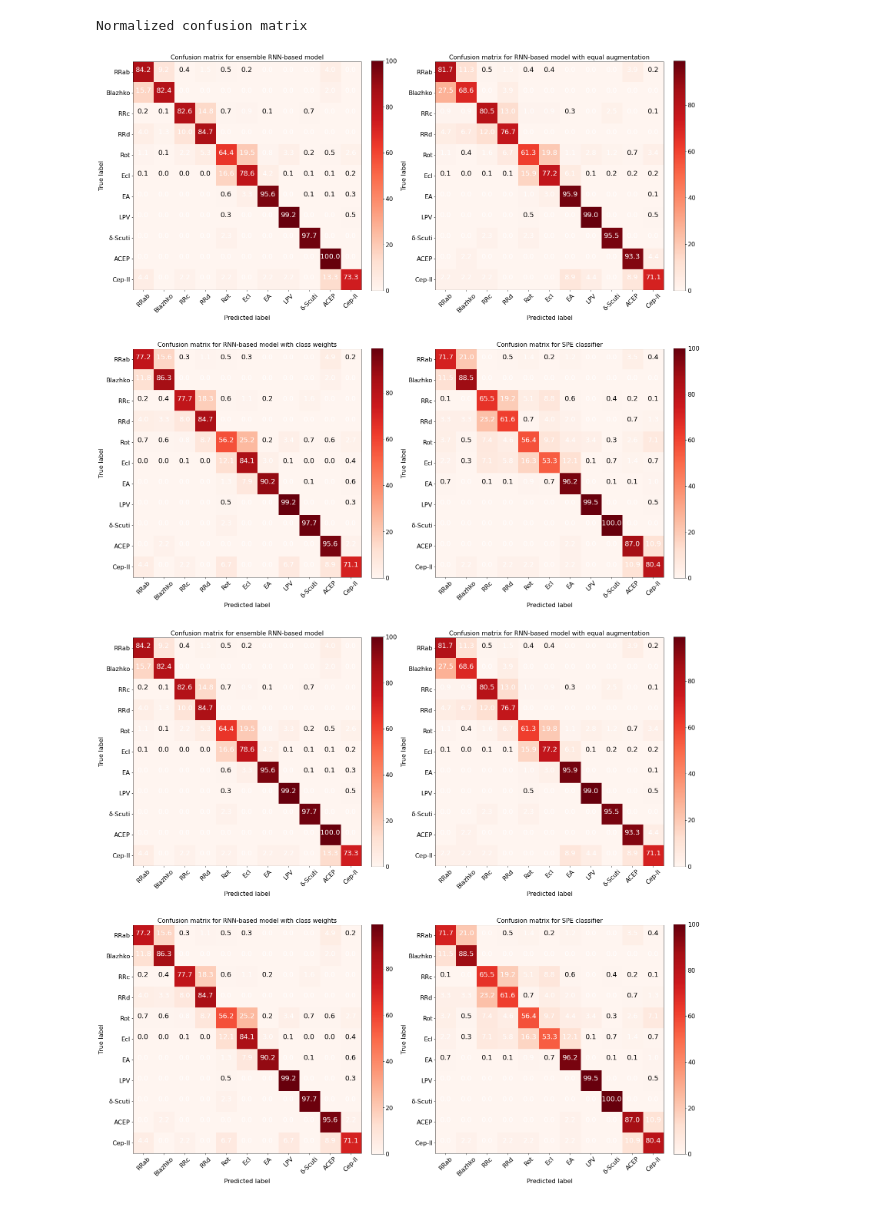
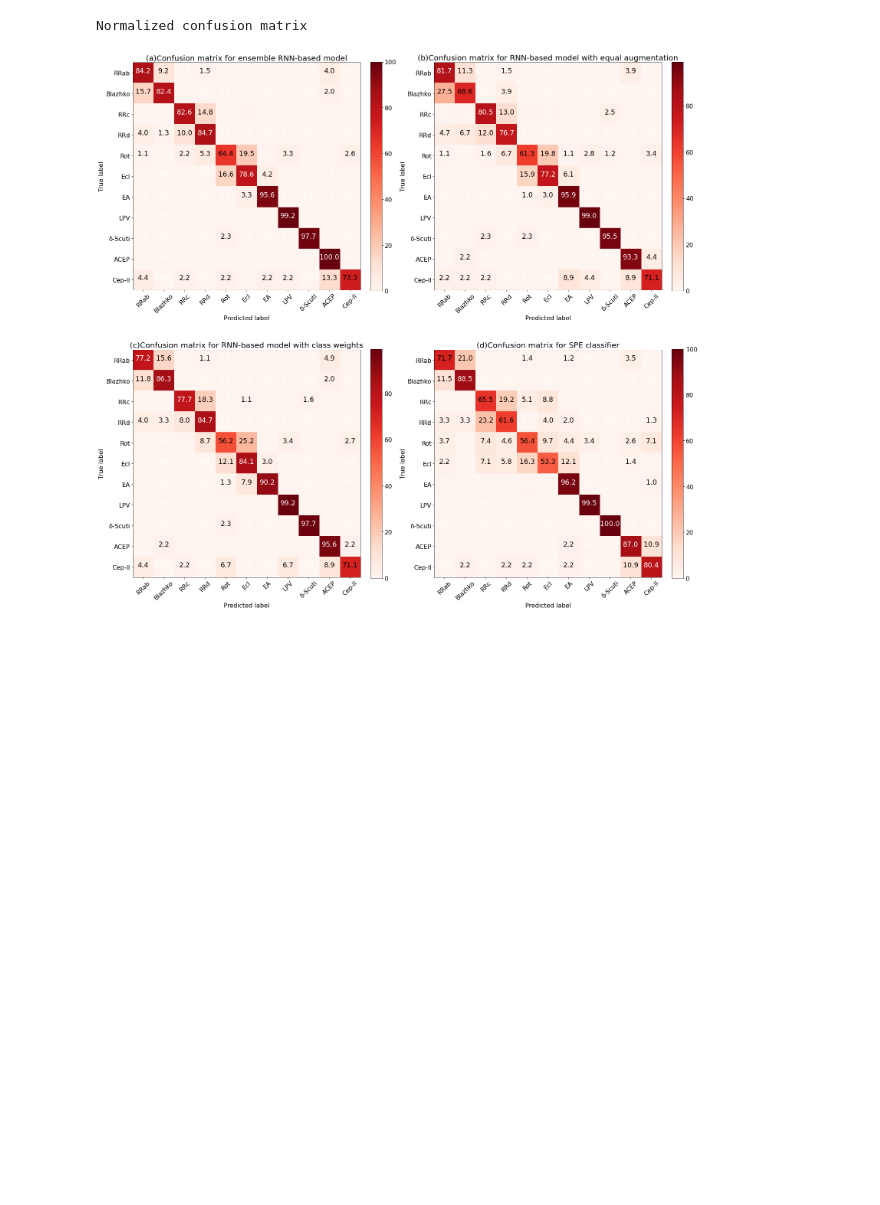
Before and after one commit to 52Hzihan/mixnn4vs, a Jupyter notebook: plot.ipynb, the cells around one changed output. Cells and saved outputs as stored; diff of their text form; code cells hidden in the pictures; blank space fills up the shorter version.

Commit message:
make more graphes

```diff
--- a/plot.ipynb
+++ b/plot.ipynb
@@ -120,13 +114,14 @@ plt.show()
 # %%
 import itertools
+import matplotlib.pyplot as plt
 
 def plot_4_confusion_matrixs(cm1,cm2,cm3,cm4,
                           classes_types,
                           normalize=True,
-                          title1='Confusion matrix for ensemble RNN-based model',
-                          title2='Confusion matrix for RNN-based model with equal augmentation',
-                          title3='Confusion matrix for RNN-based model with class weights',
-                          title4='Confusion matrix for SPE classifier',
+                          title1='(a)Confusion matrix for ensemble RNN-based model',
+                          title2='(b)Confusion matrix for RNN-based model with equal augmentation',
+                          title3='(c)Confusion matrix for RNN-based model with class weights',
+                          title4='(d)Confusion matrix for SPE classifier',
                           cmap=plt.cm.Reds):
     """
     This function prints and plots the confusion matrix.
@@ -146,7 +141,7 @@ def plot_4_confusion_matrixs(cm1,cm2,cm3,cm4,
 
     plt.subplot(221)
     plt.imshow(cm1, interpolation='nearest', cmap=cmap)
-    plt.title(title1, fontsize=16)
+    plt.title(title1, fontsize=20)
     cb=plt.colorbar(fraction=0.046, pad=0.04)
     cb.ax.tick_params(labelsize=16)
     tick_marks = np.arange(len(classes_types))
@@ -159,7 +154,7 @@ def plot_4_confusion_matrixs(cm1,cm2,cm3,cm4,
     for i, j in itertools.product(range(cm1.shape[0]), range(cm1.shape[1])):
         plt.text(j, i, "{:0.1f}".format(cm1[i, j]),
                  horizontalalignment="center",
-                 color="white" if (cm1[i, j] < 0.01) or (cm1[i,j] >= 0.75)  else "black",fontsize=18)
+                 color="white" if (cm1[i, j] < 1) or (cm1[i,j] >= 75)  else "black",fontsize=18)
 
     plt.ylabel('True label',fontsize = 16)
     plt.xlabel('Predicted label', fontsize = 16)
@@ -167,7 +162,7 @@ def plot_4_confusion_matrixs(cm1,cm2,cm3,cm4,
 
     plt.subplot(222)
     plt.imshow(cm2, interpolation='nearest', cmap=cmap)
-    plt.title(title2, fontsize=16)
+    plt.title(title2, fontsize=20)
     cb=plt.colorbar(fraction=0.046, pad=0.04)
     cb.ax.tick_params(labelsize=16)
     tick_marks = np.arange(len(classes_types))
@@ -180,7 +175,7 @@ def plot_4_confusion_matrixs(cm1,cm2,cm3,cm4,
     for i, j in itertools.product(range(cm2.shape[0]), range(cm2.shape[1])):
         plt.text(j, i, "{:0.1f}".format(cm2[i, j]),
                  horizontalalignment="center",
-                 color="white" if (cm2[i, j] < 0.01) or (cm2[i,j] >= 0.75)  else "black",fontsize=18)
+                 color="white" if (cm2[i, j] < 1) or (cm2[i,j] >= 75)  else "black",fontsize=18)
 
     plt.ylabel('True label',fontsize = 16)
     plt.xlabel('Predicted label', fontsize = 16)
@@ -188,7 +183,7 @@ def plot_4_confusion_matrixs(cm1,cm2,cm3,cm4,
 
     plt.subplot(223)
     plt.imshow(cm3, interpolation='nearest', cmap=cmap)
-    plt.title(title3, fontsize=16)
+    plt.title(title3, fontsize=20)
     cb=plt.colorbar(fraction=0.046, pad=0.04)
     cb.ax.tick_params(labelsize=16)
     tick_marks = np.arange(len(classes_types))
@@ -201,7 +196,7 @@ def plot_4_confusion_matrixs(cm1,cm2,cm3,cm4,
     for i, j in itertools.product(range(cm3.shape[0]), range(cm3.shape[1])):
         plt.text(j, i, "{:0.1f}".format(cm3[i, j]),
                  horizontalalignment="center",
-                 color="white" if (cm3[i, j] < 0.01) or (cm3[i,j] >= 0.75)  else "black",fontsize=18)
+                 color="white" if (cm3[i, j] < 1) or (cm3[i,j] >= 75)  else "black",fontsize=18)
 
     plt.ylabel('True label',fontsize = 16)
     plt.xlabel('Predicted label', fontsize = 16)
@@ -210,7 +205,7 @@ def plot_4_confusion_matrixs(cm1,cm2,cm3,cm4,
 
     plt.subplot(224)
     plt.imshow(cm4, interpolation='nearest', cmap=cmap)
-    plt.title(title4, fontsize=16)
+    plt.title(title4, fontsize=20)
     cb=plt.colorbar(fraction=0.046, pad=0.04)
     cb.ax.tick_params(labelsize=16)
     tick_marks = np.arange(len(classes_types))
@@ -223,7 +218,7 @@ def plot_4_confusion_matrixs(cm1,cm2,cm3,cm4,
     for i, j in itertools.product(range(cm4.shape[0]), range(cm4.shape[1])):
         plt.text(j, i, "{:0.1f}".format(cm4[i, j]),
                  horizontalalignment="center",
-                 color="white" if (cm4[i, j] < 0.01) or (cm4[i,j] >= 0.75)  else "black",fontsize=18)
+                 color="white" if (cm4[i, j] < 1) or (cm4[i,j] >= 75)  else "black",fontsize=18)
 
     plt.ylabel('True label',fontsize = 16)
     plt.xlabel('Predicted label', fontsize = 16)
@@ -234,7 +229,7 @@ def plot_4_confusion_matrixs(cm1,cm2,cm3,cm4,
 import matplotlib.pyplot as plt
 import numpy as np
 import pandas as pd
-
+from sklearn.metrics import confusion_matrix
 import pickle
 
 f = open('y_pre_and_y_label_ensemble', 'rb')
@@ -242,33 +237,33 @@ y_predicted, y_label = pickle.load(f)
 cm1 = confusion_matrix(y_true=y_label, y_pred=y_predicted, normalize='true',
                        labels=[0,3,1,2,6,4,5,7,8,9,10])
 
 f = open('y_pre_and_y_label_equal', 'rb')
 y_predicted, y_label = pickle.load(f)
 cm2 = confusion_matrix(y_true=y_label, y_pred=y_predicted, normalize='true',
                        labels=[0,3,1,2,6,4,5,7,8,9,10])
 
 f = open('y_pre_and_y_label_weight', 'rb')
 y_predicted, y_label = pickle.load(f)
 cm3 = confusion_matrix(y_true=y_label, y_pred=y_predicted, normalize='true',
                        labels=[0,3,1,2,6,4,5,7,8,9,10])
 
 data = pd.read_csv("conf_mat.csv",header=None)
 y_label = []
 y_predicted = []
 for true_label in range(0,11):
     for predicted_label in range(0,11):
         for i in range(0,data[predicted_label][true_label]):
             y_label.append(true_label)
             y_predicted.append(predicted_label)
 
 from sklearn.metrics import confusion_matrix, ConfusionMatrixDisplay
 cm4 = confusion_matrix(y_true=y_label, y_pred=y_predicted, normalize='true',
                        labels=[0,3,1,2,6,4,5,7,8,9,10])
 
 classes = ['RRab', 'Blazhko','RRc','RRd','Rot', 'Ecl', 'EA' , 'LPV','δ-Scuti','ACEP', 'Cep-II']
 
-plot_4_confusion_matrixs(cm1,cm2,cm3,cm4, classes, normalize=True)
+fig = plot_4_confusion_matrixs(cm1,cm2,cm3,cm4, classes, normalize=True)
+plt.savefig('4cm.eps')
 # %% [output]
 Normalized confusion matrix
-[figure, old version]
+[figure, new version]
-[figure, removed]
```
Also changed, not shown: parts of 2 cells of this notebook, 24 other files.
